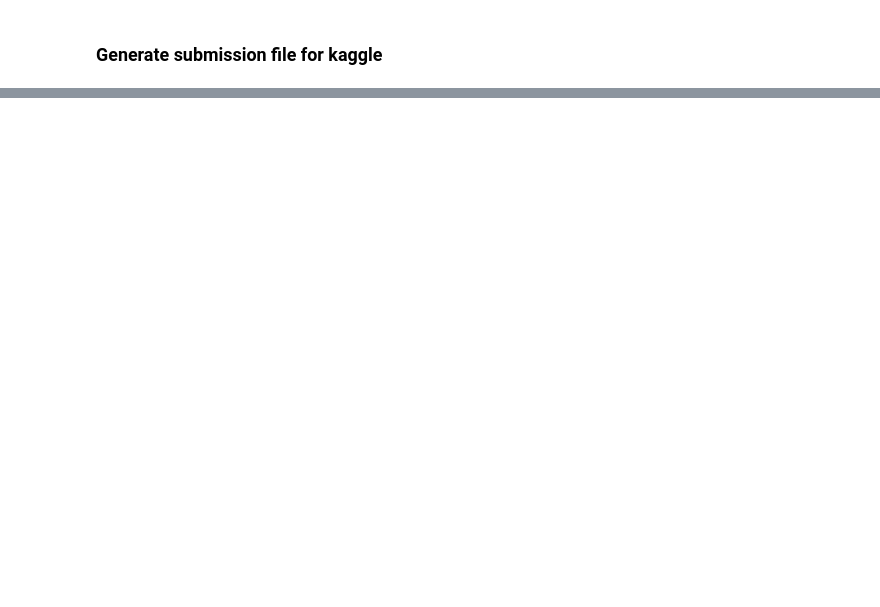
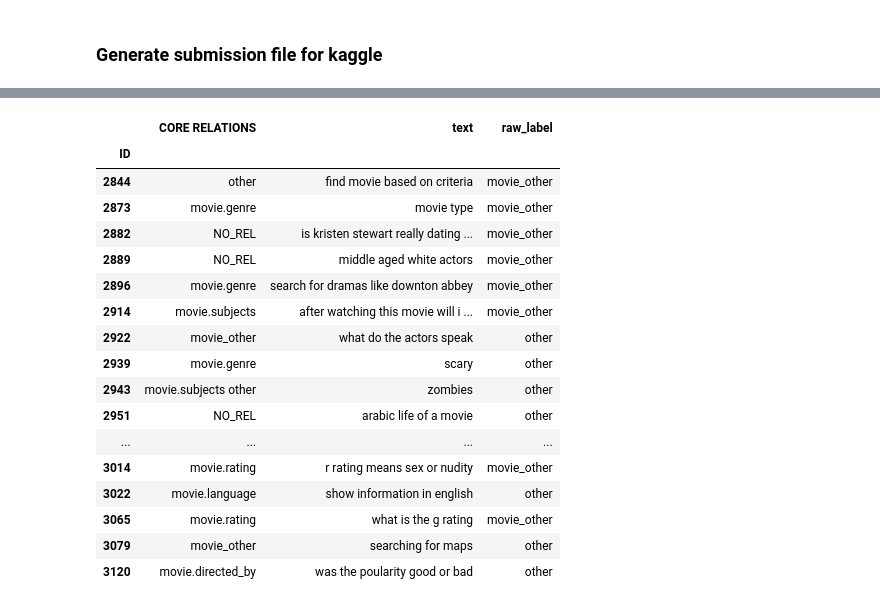
Before and after one commit to MollyZhang/CSE244_ML_for_NLP_HW1, a Jupyter notebook: hw1/run.ipynb, the cells around one changed output, grey strips where cells are left out. Saved outputs shown, nothing was run; the diff lists cells and outputs as text; code cells hidden in the pictures; blank space fills up the shorter version.

```diff
--- a/hw1/run.ipynb
+++ b/hw1/run.ipynb
@@ -83,6 +97,12 @@ importlib.reload(evaluation)
 # %%
-m_gram = torch.load("./data/model_checkpoints/ngram_MLP_Jan31_all_train.mdl")
-m_gram_phrase = torch.load("./data/model_checkpoints/ngram_phrase_MLP_Jan31_all_train.mdl")
-m_GRU = torch.load("./data/model_checkpoints/GRU_Jan31_all_train.mdl")
-m_GRU_phrase = torch.load("./data/model_checkpoints/GRU_phrase_Jan31_all_train.mdl")
+train_data, val_data, test_data = data_utils.prep_all_data(
+    train_file="train_real.csv", val_file="val.csv", test_file="test.csv")
+train_data_phrase, val_data_phrase, test_data_phrase = data_utils.prep_all_data(
+    path="./data/movie_name_condensed_data/",
+    train_file="train_real.csv", val_file="val.csv", test_file="test.csv")
+
+m_gram = torch.load("./data/model_checkpoints/ngram_MLP_Jan31.mdl")
+m_gram_phrase = torch.load("./data/model_checkpoints/ngram_phrase_MLP_Jan31.mdl")
+m_GRU = torch.load("./data/model_checkpoints/GRU_Jan31.mdl")
+m_GRU_phrase = torch.load("./data/model_checkpoints/GRU_phrase_Jan31.mdl")
 # %%
@@ -91,0 +117,7 @@ ensemble = submission.Ensemble(models=[m_gram, m_gram_phrase, m_GRU_phrase, m_GR
+# %%
+importlib.reload(submission)
+
+ensemble = submission.Ensemble(models=[m_gram, m_gram_phrase, m_GRU, m_GRU_phrase],
+                               val_data=[val_data, val_data_phrase, val_data, val_data_phrase],
+                               test_data=[test_data, test_data_phrase, test_data, val_data_phrase])
+df_val = ensemble.get_ensemble_result(submission=False)
@@ -96,0 +133,3 @@ ensemble.save_submission_file("all_data")
+# %%
+errors = df_val[df_val["CORE RELATIONS"]!=df_val.raw_label]; errors.shape
+correct = df_val[df_val["CORE RELATIONS"]==df_val.raw_label]; errors.shape
@@ -96,0 +168,21 @@ ensemble.save_submission_file("all_data")
+# %%
+errors[errors.raw_label.isin(["other", "movie_other"])]
+# %% [output]
+|  | CORE RELATIONS | text | raw_label |
+| ID |  |  |  |
+| 2844 | other | find movie based on criteria | movie_other |
+| 2873 | movie.genre | movie type | movie_other |
+| 2882 | NO_REL | is kristen stewart really dating ... | movie_other |
+| 2889 | NO_REL | middle aged white actors | movie_other |
+| 2896 | movie.genre | search for dramas like downton abbey | movie_other |
+| 2914 | movie.subjects | after watching this movie will i ... | movie_other |
+| 2922 | movie_other | what do the actors speak | other |
+| 2939 | movie.genre | scary | other |
+| 2943 | movie.subjects other | zombies | other |
+| 2951 | NO_REL | arabic life of a movie | other |
+| ... | ... | ... | ... |
+| 3014 | movie.rating | r rating means sex or nudity | movie_other |
+| 3022 | movie.language | show information in english | other |
+| 3065 | movie.rating | what is the g rating | movie_other |
+| 3079 | movie_other | searching for maps | other |
+| 3120 | movie.directed_by | was the poularity good or bad | other |
```
Also changed, not shown: parts of 27 cells of this notebook, 20 other files.
